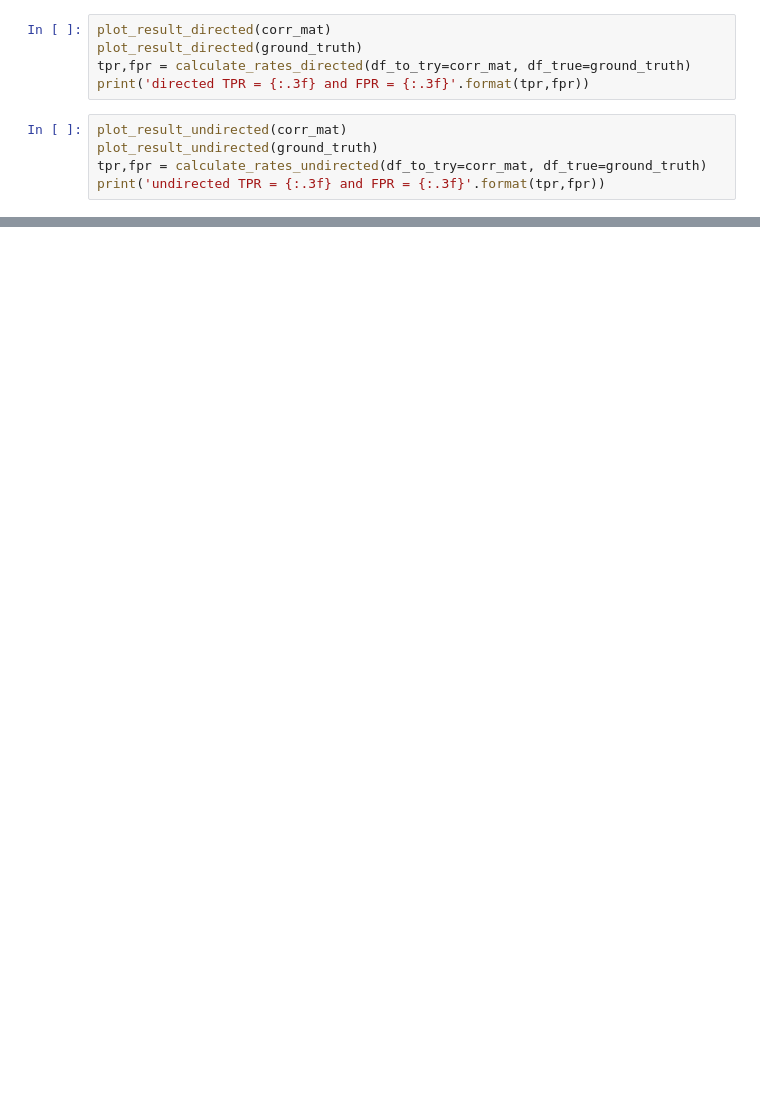
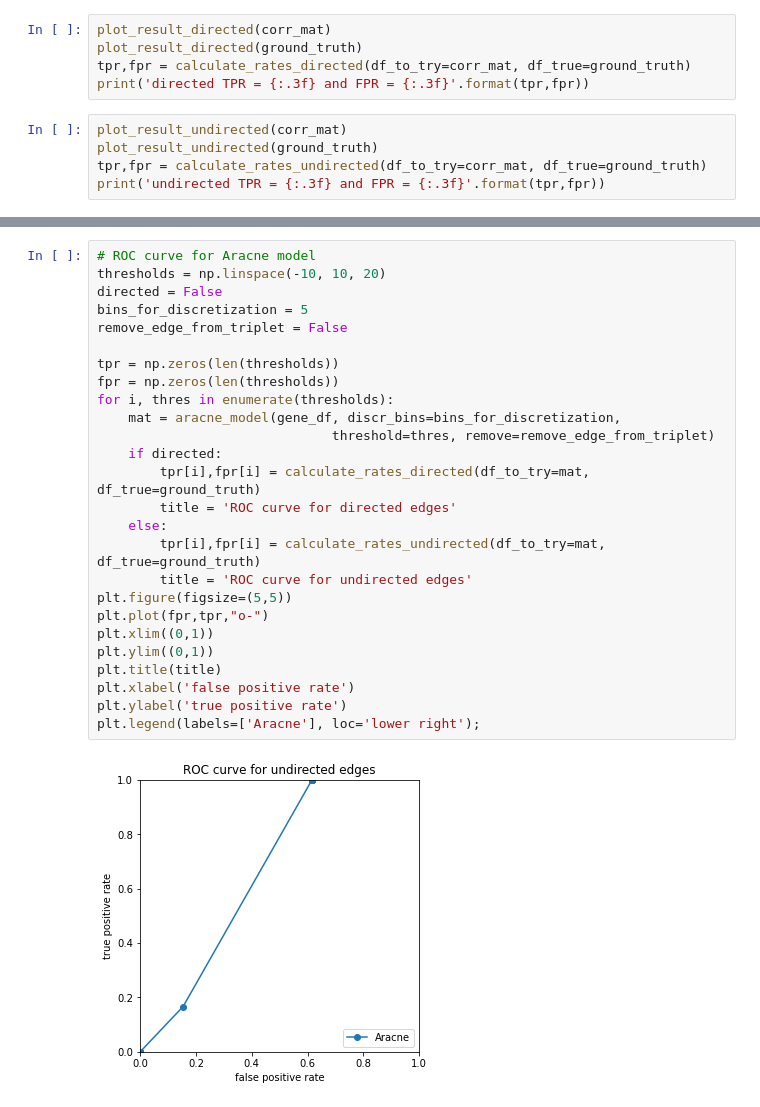
Before and after one commit to taggee/mbn-assignment, a Jupyter notebook: main.ipynb, the cells around one changed output, grey strips where cells are left out. Saved outputs shown, nothing was run; the diff lists cells and outputs as text; blank space fills up the shorter version.

```diff
--- a/main.ipynb
+++ b/main.ipynb
@@ -52,0 +85,28 @@ directed TPR = 0.500 and FPR = 0.158
+# %%
+# ROC curve for Aracne model
+thresholds = np.linspace(-10, 10, 20)
+directed = False
+bins_for_discretization = 5
+remove_edge_from_triplet = False
+
+tpr = np.zeros(len(thresholds))
+fpr = np.zeros(len(thresholds))
+for i, thres in enumerate(thresholds):
+    mat = aracne_model(gene_df, discr_bins=bins_for_discretization,
+                              threshold=thres, remove=remove_edge_from_triplet)
+    if directed:
+        tpr[i],fpr[i] = calculate_rates_directed(df_to_try=mat, df_true=ground_truth)
+        title = 'ROC curve for directed edges'
+    else:
+        tpr[i],fpr[i] = calculate_rates_undirected(df_to_try=mat, df_true=ground_truth)
+        title = 'ROC curve for undirected edges'
+plt.figure(figsize=(5,5))
+plt.plot(fpr,tpr,"o-")
+plt.xlim((0,1))
+plt.ylim((0,1))
+plt.title(title)
+plt.xlabel('false positive rate')
+plt.ylabel('true positive rate')
+plt.legend(labels=['Aracne'], loc='lower right');
+# %% [output]
+[figure, added]
```
Also changed, not shown: parts of 7 cells of this notebook, 2 other files.
